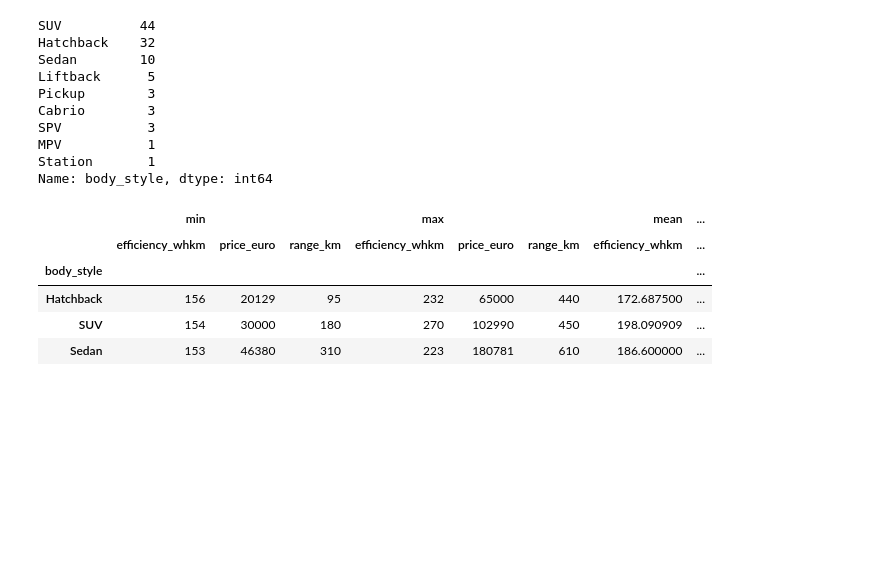
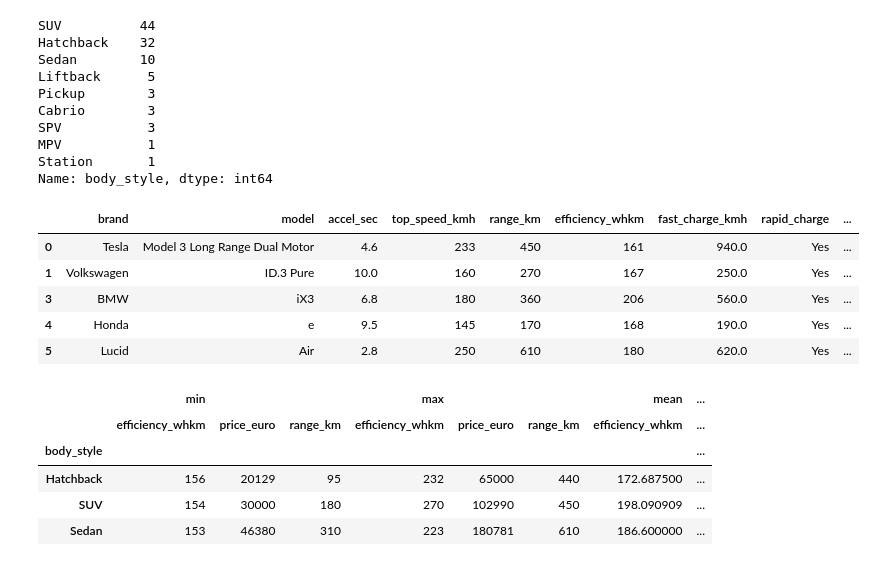
Before and after one commit to kellyshreeve/Web-App-of-Electric-Vehicle-Data-Visualizations, a Jupyter notebook: notebooks/EDA.ipynb, the cells around one changed output. Drawn from its saved outputs; the diff is of its cells as text; code cells hidden in the pictures; blank space fills up the shorter version.

```diff
--- a/notebooks/EDA.ipynb
+++ b/notebooks/EDA.ipynb
@@ -367,6 +368,15 @@ Name: body_style, dtype: int64
 # %%
 # Create data frame with only top 3 body styles
 suv_hatch_sed = ev[(ev['body_style']=='SUV') | (ev['body_style']=='Hatchback') | (ev['body_style']=='Sedan')]
+
+display(suv_hatch_sed.head())
+# %% [output]
+|  | brand | model | accel_sec | top_speed_kmh | range_km | efficiency_whkm | fast_charge_kmh | rapid_charge | ... |
+| 0 | Tesla | Model 3 Long Range Dual Motor | 4.6 | 233 | 450 | 161 | 940.0 | Yes | ... |
+| 1 | Volkswagen | ID.3 Pure | 10.0 | 160 | 270 | 167 | 250.0 | Yes | ... |
+| 3 | BMW | iX3 | 6.8 | 180 | 360 | 206 | 560.0 | Yes | ... |
+| 4 | Honda | e | 9.5 | 145 | 170 | 168 | 190.0 | Yes | ... |
+| 5 | Lucid | Air | 2.8 | 250 | 610 | 180 | 620.0 | Yes | ... |
 # %%
 # Run pivot table for min, max, mean, median, and standard deviation for each body style
 suv_hatch_sed_pivot = suv_hatch_sed.pivot_table(index='body_style', values=['range_km', 'efficiency_whkm', 'price_euro'],
```
Also changed, not shown: parts of 5 cells of this notebook, 1 other file.
